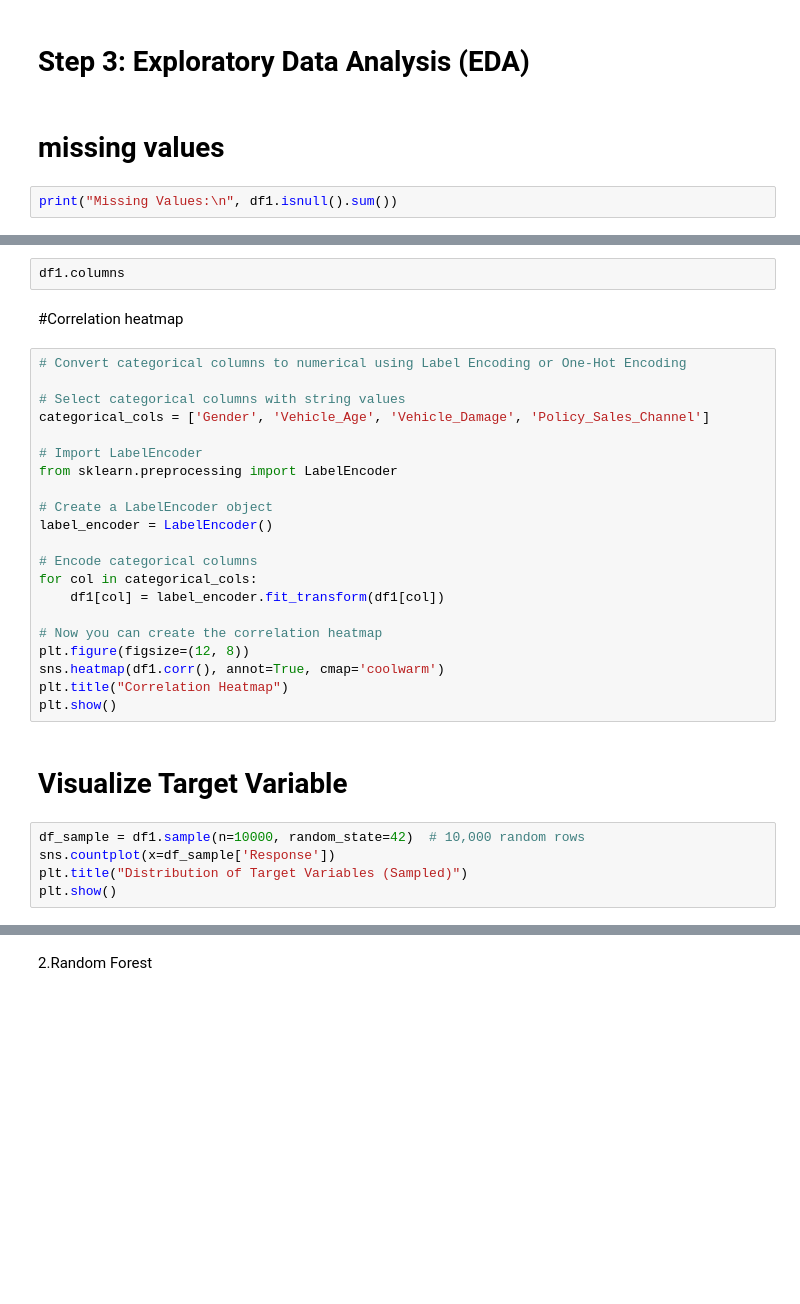
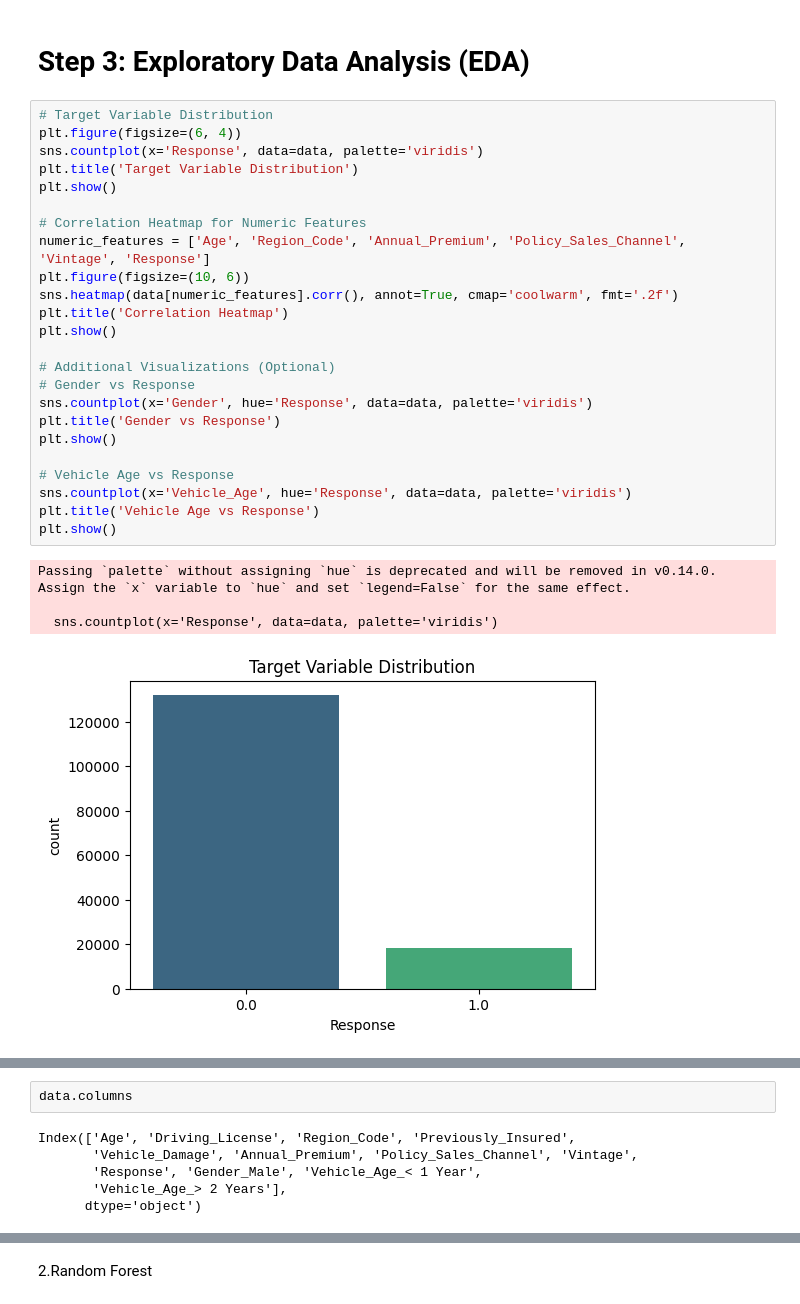
Before and after one commit to swapnil-mergal/HEALTH-INSURANCE-CROSS-SELL-PREDICTION-PROJECT, a Jupyter notebook: Individual_notebook.ipynb, the cells around one changed output, grey strips where cells are left out. Cells and saved outputs as stored; diff of their text form; blank space fills up the shorter version.

```diff
--- a/Individual_notebook.ipynb
+++ b/Individual_notebook.ipynb
@@ -85,6 +124,31 @@ df1.info()
 # %% [markdown]
 # Step 3: Exploratory Data Analysis (EDA)
-# %% [markdown]
-# missing values
-# %%
-print("Missing Values:\n", df1.isnull().sum())
+# %%
+# Target Variable Distribution
+plt.figure(figsize=(6, 4))
+sns.countplot(x='Response', data=data, palette='viridis')
+plt.title('Target Variable Distribution')
+plt.show()
+
+# Correlation Heatmap for Numeric Features
+numeric_features = ['Age', 'Region_Code', 'Annual_Premium', 'Policy_Sales_Channel', 'Vintage', 'Response']
+plt.figure(figsize=(10, 6))
+sns.heatmap(data[numeric_features].corr(), annot=True, cmap='coolwarm', fmt='.2f')
+plt.title('Correlation Heatmap')
+plt.show()
+
+# Additional Visualizations (Optional)
+# Gender vs Response
+sns.countplot(x='Gender', hue='Response', data=data, palette='viridis')
+plt.title('Gender vs Response')
+plt.show()
+
+# Vehicle Age vs Response
+sns.countplot(x='Vehicle_Age', hue='Response', data=data, palette='viridis')
+plt.title('Vehicle Age vs Response')
+plt.show()
+# %% [output]
+Passing `palette` without assigning `hue` is deprecated and will be removed in v0.14.0. Assign the `x` variable to `hue` and set `legend=False` for the same effect.
+
+  sns.countplot(x='Response', data=data, palette='viridis')
+[figure, added]
@@ -91,32 +158,8 @@ print("Missing Values:\n", df1.isnull().sum())
 # %%
-df1.columns
+data.columns
+# %% [output]
+Index(['Age', 'Driving_License', 'Region_Code', 'Previously_Insured',
+       'Vehicle_Damage', 'Annual_Premium', 'Policy_Sales_Channel', 'Vintage',
+       'Response', 'Gender_Male', 'Vehicle_Age_< 1 Year',
+       'Vehicle_Age_> 2 Years'],
+      dtype='object')
-# %% [markdown]
-#Correlation heatmap
-# %%
-# Convert categorical columns to numerical using Label Encoding or One-Hot Encoding
-
-# Select categorical columns with string values
-categorical_cols = ['Gender', 'Vehicle_Age', 'Vehicle_Damage', 'Policy_Sales_Channel']
-
-# Import LabelEncoder
-from sklearn.preprocessing import LabelEncoder
-
-# Create a LabelEncoder object
-label_encoder = LabelEncoder()
-
-# Encode categorical columns
-for col in categorical_cols:
-    df1[col] = label_encoder.fit_transform(df1[col])
-
-# Now you can create the correlation heatmap
-plt.figure(figsize=(12, 8))
-sns.heatmap(df1.corr(), annot=True, cmap='coolwarm')
-plt.title("Correlation Heatmap")
-plt.show()
-# %% [markdown]
-# Visualize Target Variable
-# %%
-df_sample = df1.sample(n=10000, random_state=42)  # 10,000 random rows
-sns.countplot(x=df_sample['Response'])
-plt.title("Distribution of Target Variables (Sampled)")
-plt.show()
```
Also changed, not shown: parts of 112 cells of this notebook.
